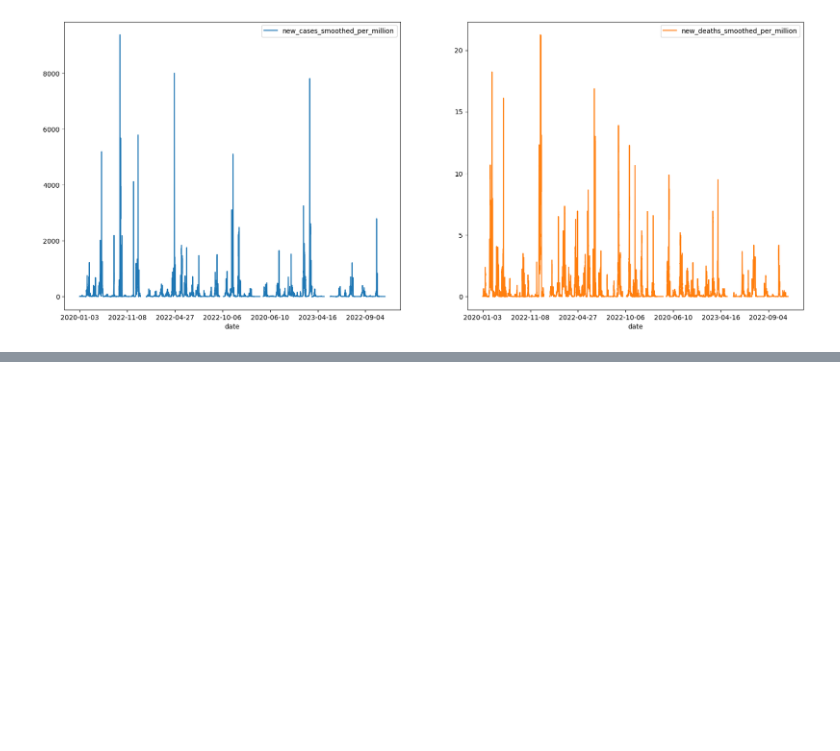
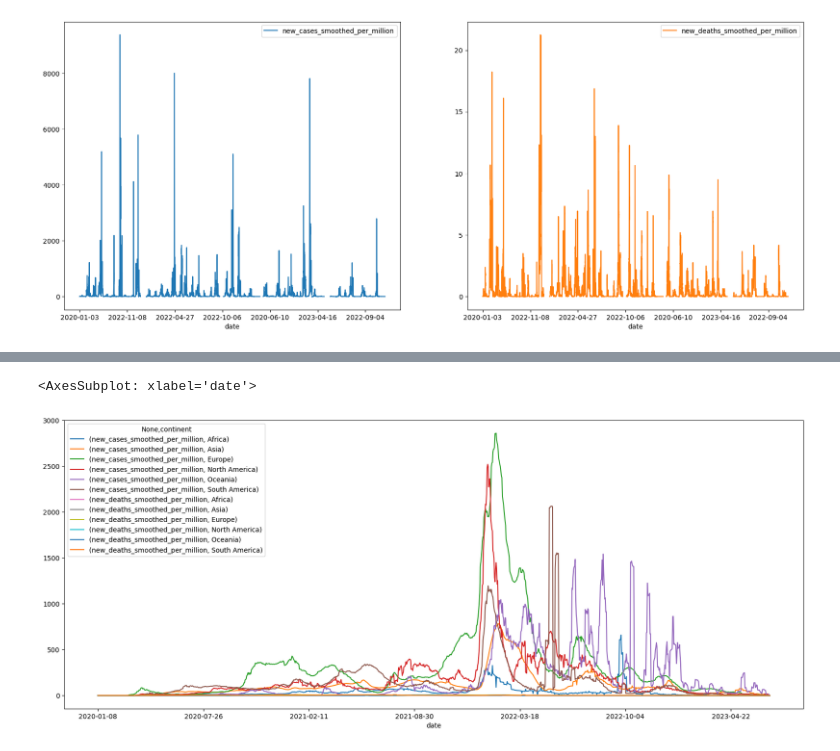
Before and after one commit to antoninchafiol/CoviEDA, a Jupyter notebook: notebook.ipynb, the cells around one changed output, grey strips where cells are left out. Saved outputs shown, nothing was run; the diff lists cells and outputs as text; code cells hidden in the pictures; blank space fills up the shorter version.

Commit message:
Better Display by  pivoting table

```diff
--- a/notebook.ipynb
+++ b/notebook.ipynb
@@ -196,0 +194,6 @@ array([[<AxesSubplot: xlabel='date'>, <AxesSubplot: xlabel='date'>]],
+# %%
+temp = df_wona.pivot_table(index='date', columns='continent', values=['new_cases_smoothed_per_million', 'new_deaths_smoothed_per_million'])
+temp.plot()
+# %% [output]
+<AxesSubplot: xlabel='date'>
+[figure, added]
```
Also changed, not shown: parts of 1 cell of this notebook.
